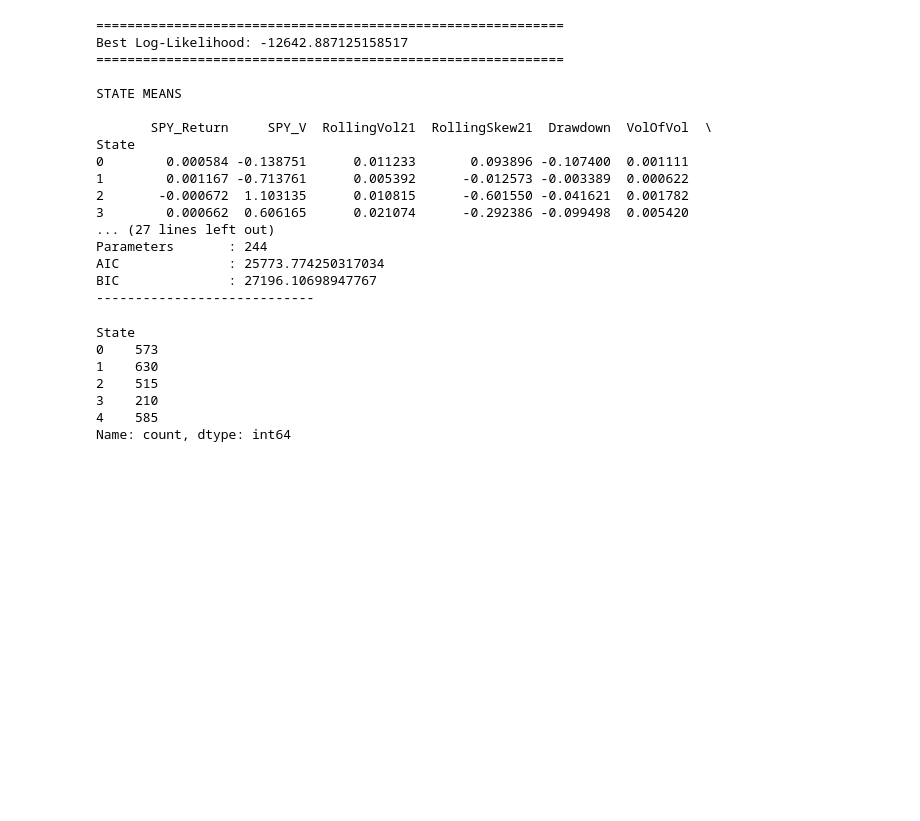
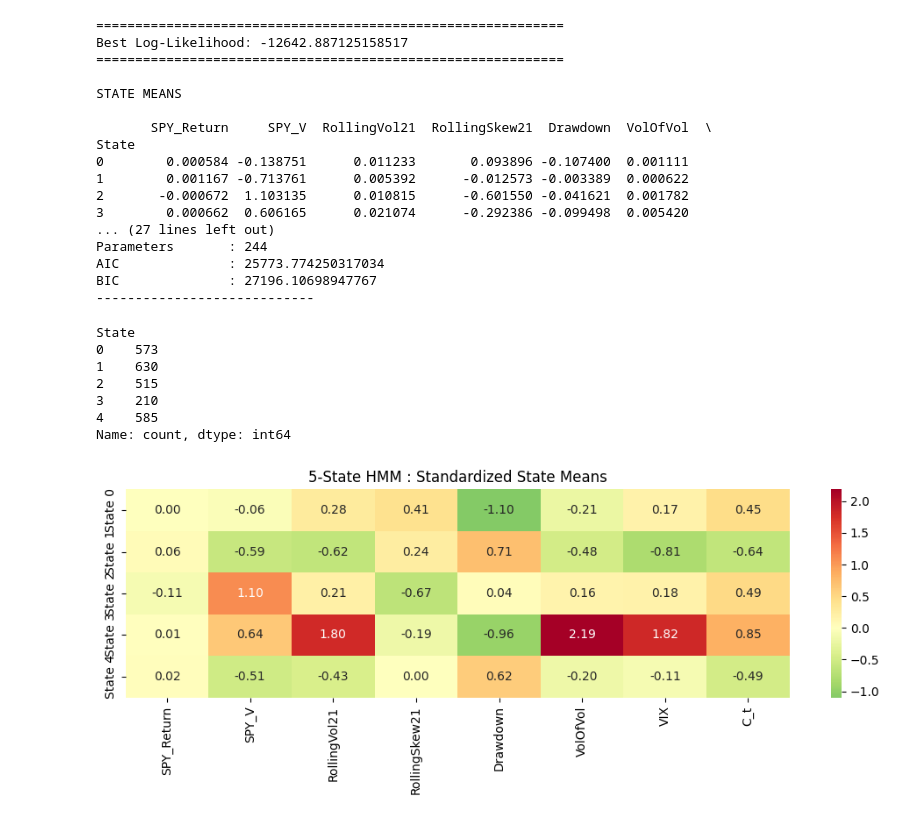
Before and after one commit to ayushanand1103/A-CMSI-research, a Jupyter notebook: Analysis/Phase 6/HMM_5_state_full_cov.ipynb, the cells around one changed output. Saved outputs shown, nothing was run; the diff lists cells and outputs as text; code cells hidden in the pictures; blank space fills up the shorter version.

```diff
--- a/Analysis/Phase 6/HMM_5_state_full_cov.ipynb
+++ b/Analysis/Phase 6/HMM_5_state_full_cov.ipynb
@@ -140,3 +140,50 @@ State
 3    210
 4    585
 Name: count, dtype: int64
+# %%
+import matplotlib.pyplot as plt
+import seaborn as sns
+import pandas as pd
+
+features = [
+    "SPY_Return",
+    "SPY_V",
+    "RollingVol21",
+    "RollingSkew21",
+    "Drawdown",
+    "VolOfVol",
+    "VIX",
+    "C_t"
+]
+
+state_names = [
+    "State 0",
+    "State 1",
+    "State 2",
+    "State 3",
+    "State 4"
+]
+
+means = pd.DataFrame(
+    best_model.means_,
+    columns=features,
+    index=state_names
+)
+
+plt.figure(figsize=(10,4))
+
+sns.heatmap(
+    means,
+    annot=True,
+    cmap="RdYlGn_r",
+    center=0,
+    fmt=".2f"
+)
+
+plt.title("5-State HMM : Standardized State Means")
+
+plt.tight_layout()
+
+plt.show()
+# %% [output]
+[figure, added]
```
Also changed, not shown: parts of 18 cells of this notebook, 12 other files.
